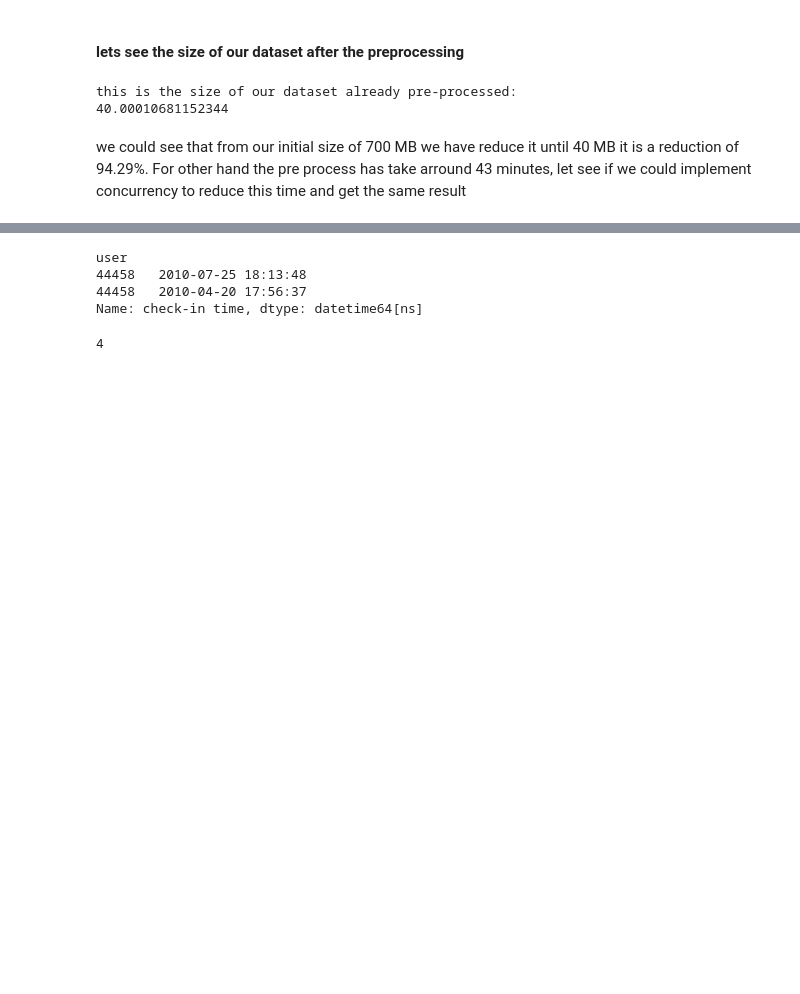
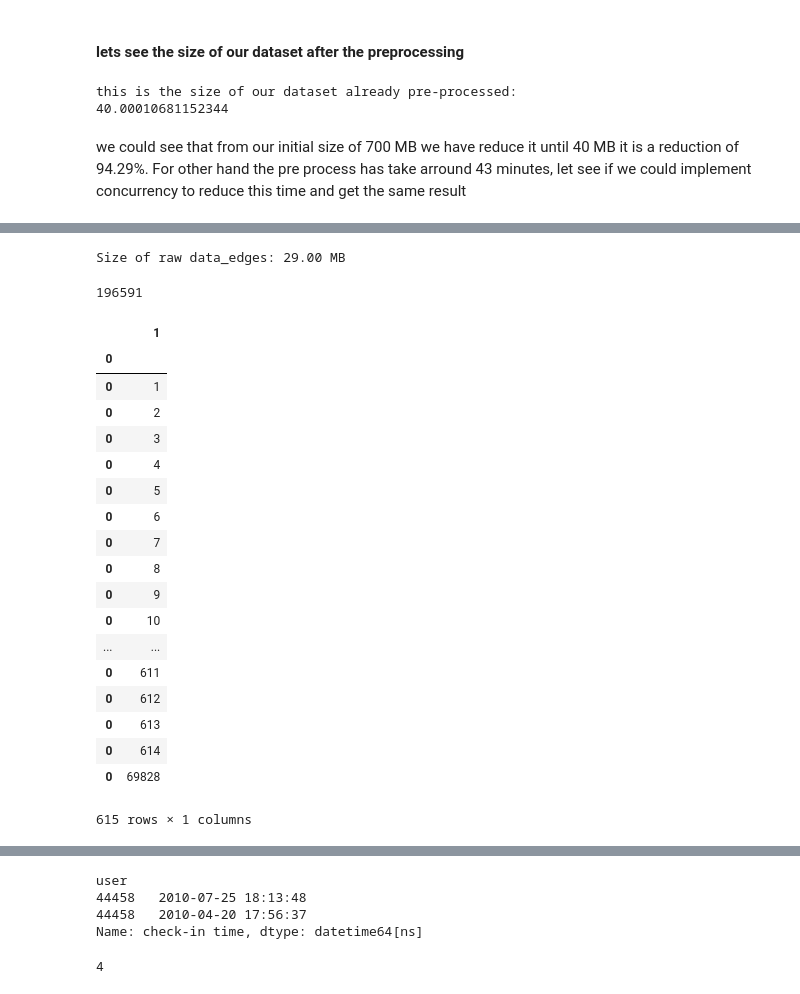
Before and after one commit to secano97/Gowalla, a Jupyter notebook: Data Understanding.ipynb, the cells around one changed output, grey strips where cells are left out. Cells and saved outputs as stored; diff of their text form; code cells hidden in the pictures; blank space fills up the shorter version.

```diff
--- a/Data Understanding.ipynb
+++ b/Data Understanding.ipynb
@@ -356,0 +457,4 @@ del location_id, location_checkins, user_ids, user_id, user_dates, first_date, l
+# %%
+data_edges.set_index(0, inplace=True)
+data_edges.sort_index(inplace=True)
+data_edges.head()
@@ -356,0 +469,4 @@ del location_id, location_checkins, user_ids, user_id, user_dates, first_date, l
+# %%
+print("Size of raw data_edges: %.2f MB" %  size_mb(data_edges))
+# %% [output]
+Size of raw data_edges: 29.00 MB
@@ -356,0 +476,4 @@ del location_id, location_checkins, user_ids, user_id, user_dates, first_date, l
+# %%
+print(len(users))
+# %% [output]
+196591
@@ -356,0 +484,22 @@ del location_id, location_checkins, user_ids, user_id, user_dates, first_date, l
+# %%
+data_edges.loc[0]
+# %% [output]
+|  | 1 |
+| 0 |  |
+| 0 | 1 |
+| 0 | 2 |
+| 0 | 3 |
+| 0 | 4 |
+| 0 | 5 |
+| 0 | 6 |
+| 0 | 7 |
+| 0 | 8 |
+| 0 | 9 |
+| 0 | 10 |
+| ... | ... |
+| 0 | 611 |
+| 0 | 612 |
+| 0 | 613 |
+| 0 | 614 |
+| 0 | 69828 |
+615 rows × 1 columns
```
Also changed, not shown: parts of 29 cells of this notebook.
